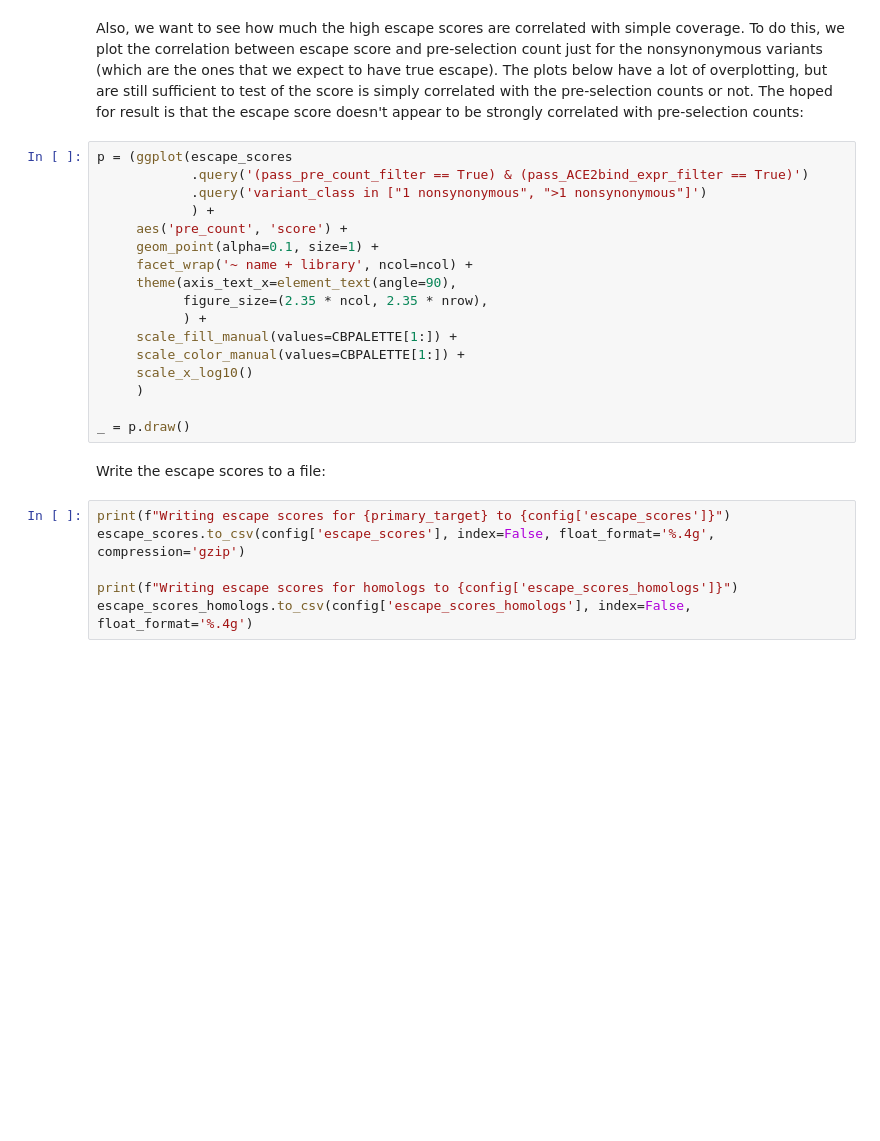
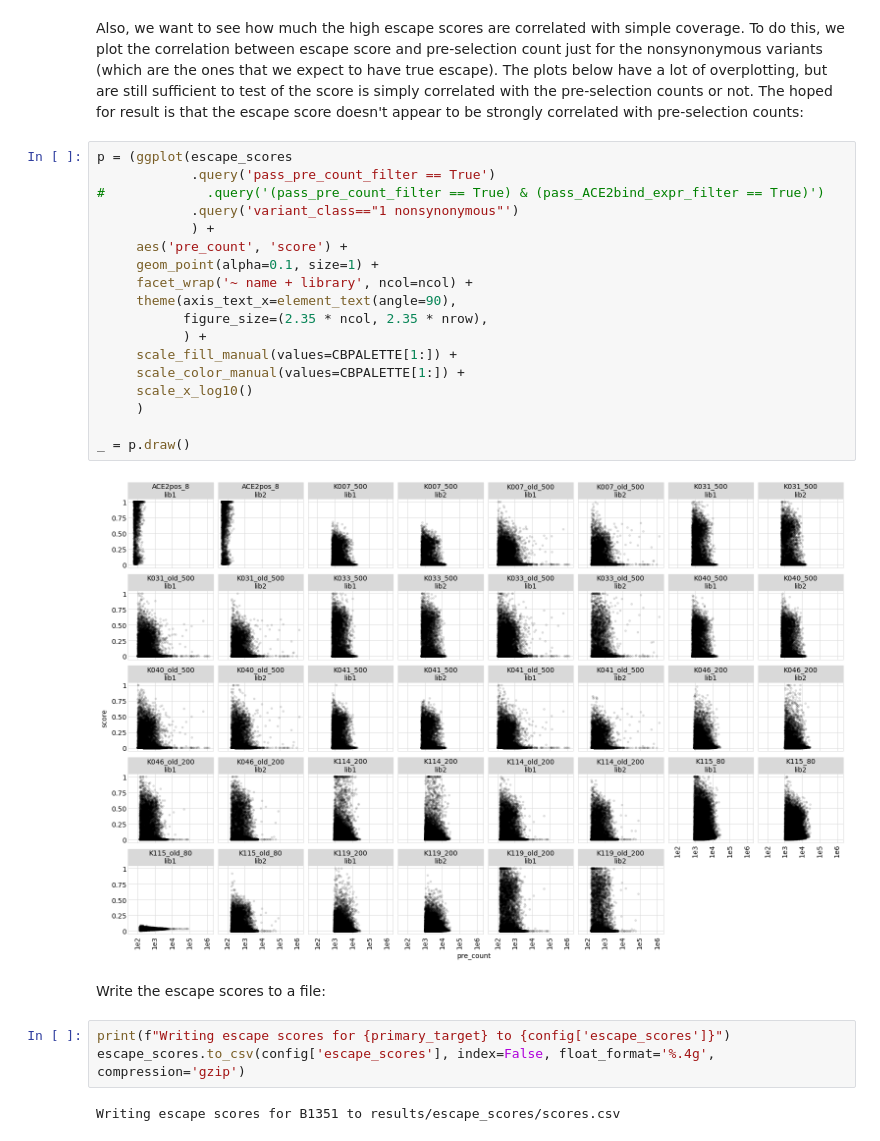
Before and after one commit to jbloomlab/SARS-CoV-2-RBD_B.1.351, a Jupyter notebook: counts_to_scores.ipynb, the cells around one changed output. Cells and saved outputs as stored; diff of their text form; blank space fills up the shorter version.

```diff
--- a/counts_to_scores.ipynb
+++ b/counts_to_scores.ipynb
@@ -697,26 +685,28 @@ The plots below have a lot of overplotting, but are still sufficient to test of
 The hoped for result is that the escape score doesn't appear to be strongly correlated with pre-selection counts:
 # %%
 p = (ggplot(escape_scores
-            .query('(pass_pre_count_filter == True) & (pass_ACE2bind_expr_filter == True)')
-            .query('variant_class in ["1 nonsynonymous", ">1 nonsynonymous"]')
+            .query('pass_pre_count_filter == True')
+#             .query('(pass_pre_count_filter == True) & (pass_ACE2bind_expr_filter == True)')
+            .query('variant_class=="1 nonsynonymous"')
             ) +
      aes('pre_count', 'score') +
      geom_point(alpha=0.1, size=1) +
      facet_wrap('~ name + library', ncol=ncol) +
      theme(axis_text_x=element_text(angle=90),
            figure_size=(2.35 * ncol, 2.35 * nrow),
            ) +
      scale_fill_manual(values=CBPALETTE[1:]) +
      scale_color_manual(values=CBPALETTE[1:]) +
      scale_x_log10()
      )
 
 _ = p.draw()
+# %% [output]
+[figure, added]
 # %% [markdown]
 Write the escape scores to a file:
 # %%
 print(f"Writing escape scores for {primary_target} to {config['escape_scores']}")
 escape_scores.to_csv(config['escape_scores'], index=False, float_format='%.4g', compression='gzip')
-
-print(f"Writing escape scores for homologs to {config['escape_scores_homologs']}")
-escape_scores_homologs.to_csv(config['escape_scores_homologs'], index=False, float_format='%.4g')
+# %% [output]
+Writing escape scores for B1351 to results/escape_scores/scores.csv
```
Also changed, not shown: parts of 4 cells of this notebook, 3 other files.
